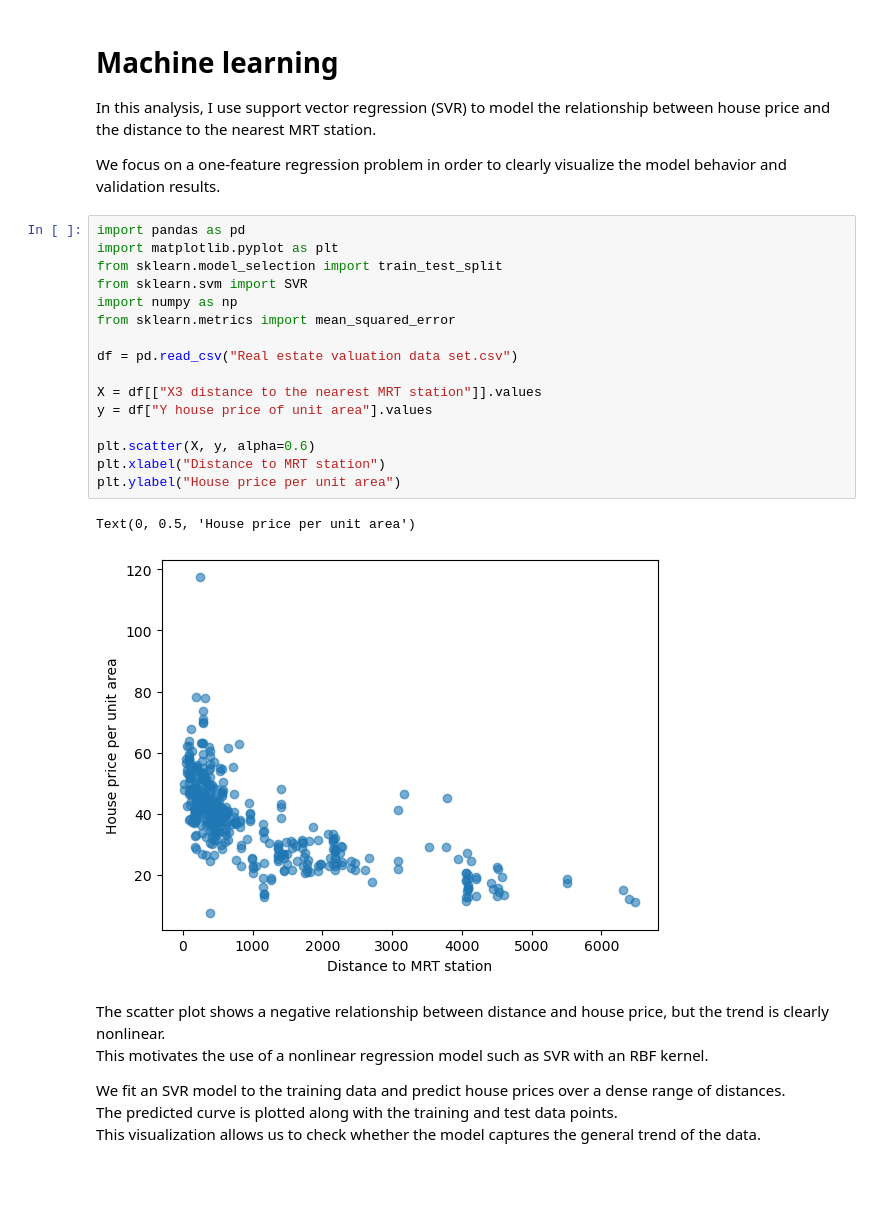
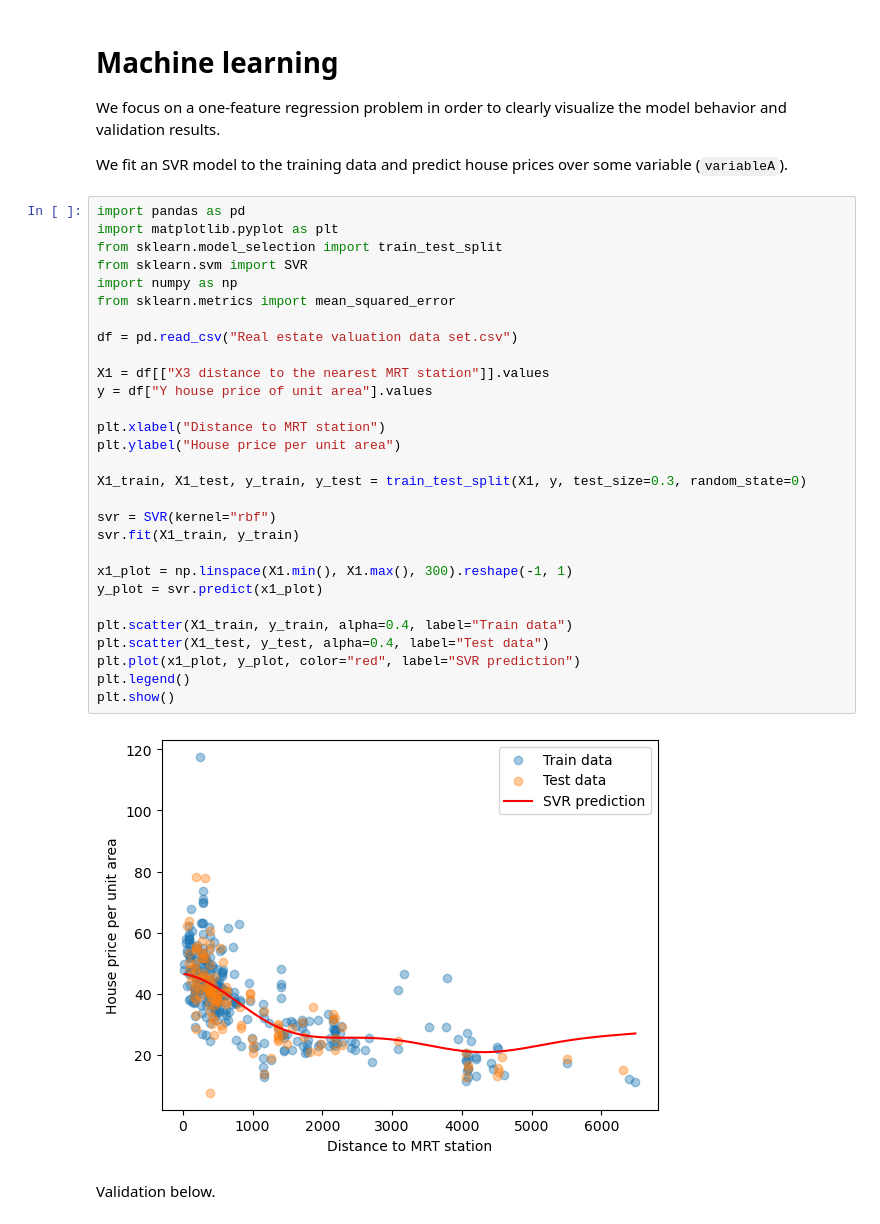
Before and after one commit to K-hayasi/Data-Analysis-Practice2--E2, a Jupyter notebook: FP-6/machine.ipynb, the cells around one changed output. Saved outputs shown, nothing was run; the diff lists cells and outputs as text; blank space fills up the shorter version.

```diff
--- a/FP-6/machine.ipynb
+++ b/FP-6/machine.ipynb
@@ -1,35 +1,40 @@
 # %% [markdown]
 # Machine learning
 
-In this analysis, I use support vector regression (SVR)
-to model the relationship between house price and the
-distance to the nearest MRT station.
-
 We focus on a one-feature regression problem in order
 to clearly visualize the model behavior and validation results.
+
+We fit an SVR model to the training data and predict house prices over some variable (`variableA`).
 # %%
 import pandas as pd
 import matplotlib.pyplot as plt
 from sklearn.model_selection import train_test_split
 from sklearn.svm import SVR
 import numpy as np
 from sklearn.metrics import mean_squared_error
 
 df = pd.read_csv("Real estate valuation data set.csv")
 
-X = df[["X3 distance to the nearest MRT station"]].values
+X1 = df[["X3 distance to the nearest MRT station"]].values
 y = df["Y house price of unit area"].values
 
-plt.scatter(X, y, alpha=0.6)
 plt.xlabel("Distance to MRT station")
 plt.ylabel("House price per unit area")
+
+X1_train, X1_test, y_train, y_test = train_test_split(X1, y, test_size=0.3, random_state=0)
+
+svr = SVR(kernel="rbf")
+svr.fit(X1_train, y_train)
+
+x1_plot = np.linspace(X1.min(), X1.max(), 300).reshape(-1, 1)
+y_plot = svr.predict(x1_plot)
+
+plt.scatter(X1_train, y_train, alpha=0.4, label="Train data")
+plt.scatter(X1_test, y_test, alpha=0.4, label="Test data")
+plt.plot(x1_plot, y_plot, color="red", label="SVR prediction")
+plt.legend()
+plt.show()
 # %% [output]
-Text(0, 0.5, 'House price per unit area')
-[figure, old version]
+[figure, new version]
-# %% [markdown]
-The scatter plot shows a negative relationship between distance and house price, but the trend is clearly nonlinear.
-This motivates the use of a nonlinear regression model such as SVR with an RBF kernel.
-
-We fit an SVR model to the training data and predict house prices over a dense range of distances.
-The predicted curve is plotted along with the training and test data points.
-This visualization allows us to check whether the model captures the general trend of the data.
+# %% [markdown]
+Validation below.
```
Also changed, not shown: parts of 14 cells of this notebook, 1 other file.
